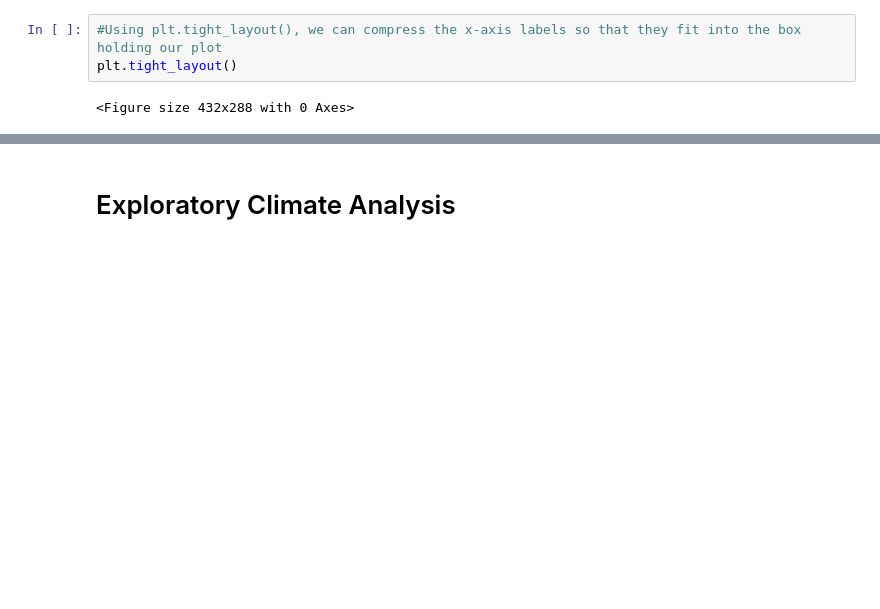
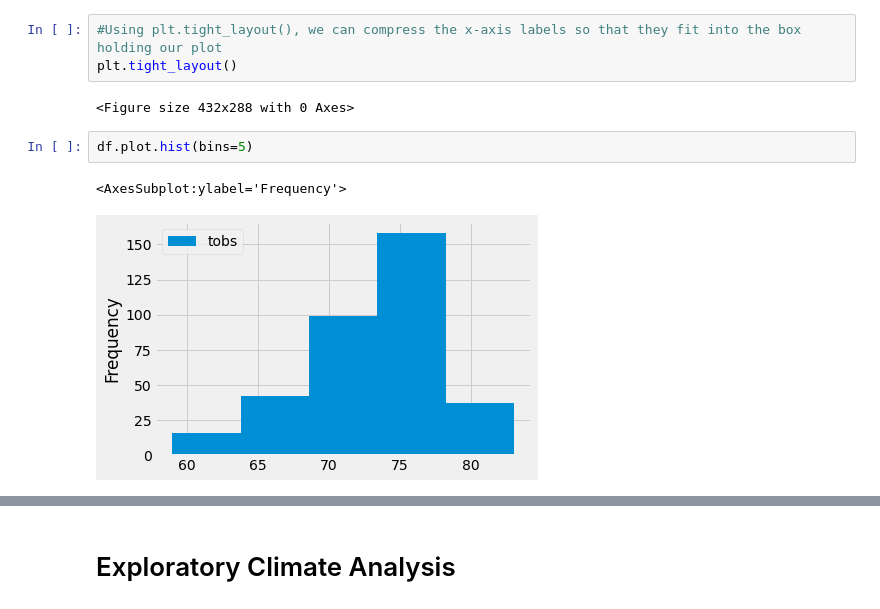
Before and after one commit to haileliya/surfs_up, a Jupyter notebook: climate_analysis.ipynb, the cells around one changed output, grey strips where cells are left out. Drawn from its saved outputs; the diff is of its cells as text; blank space fills up the shorter version.

```diff
--- a/climate_analysis.ipynb
+++ b/climate_analysis.ipynb
@@ -292,3 +292,8 @@ df.plot.hist(bins=12)
 plt.tight_layout()
 # %% [output]
 <Figure size 432x288 with 0 Axes>
+# %%
+df.plot.hist(bins=5)
+# %% [output]
+<AxesSubplot:ylabel='Frequency'>
+[figure, added]
```
Also changed, not shown: parts of 1 cell of this notebook, 5 other files.
